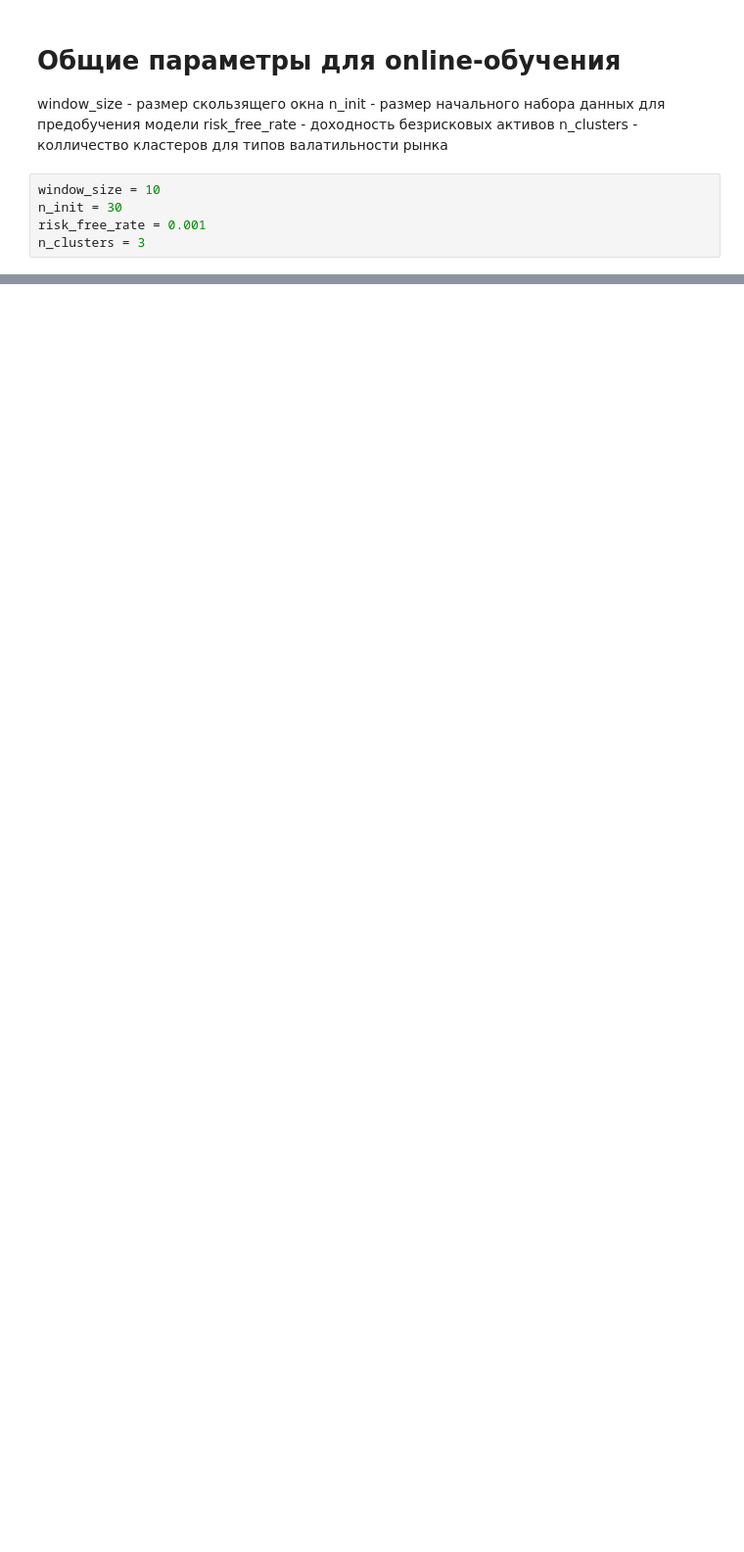
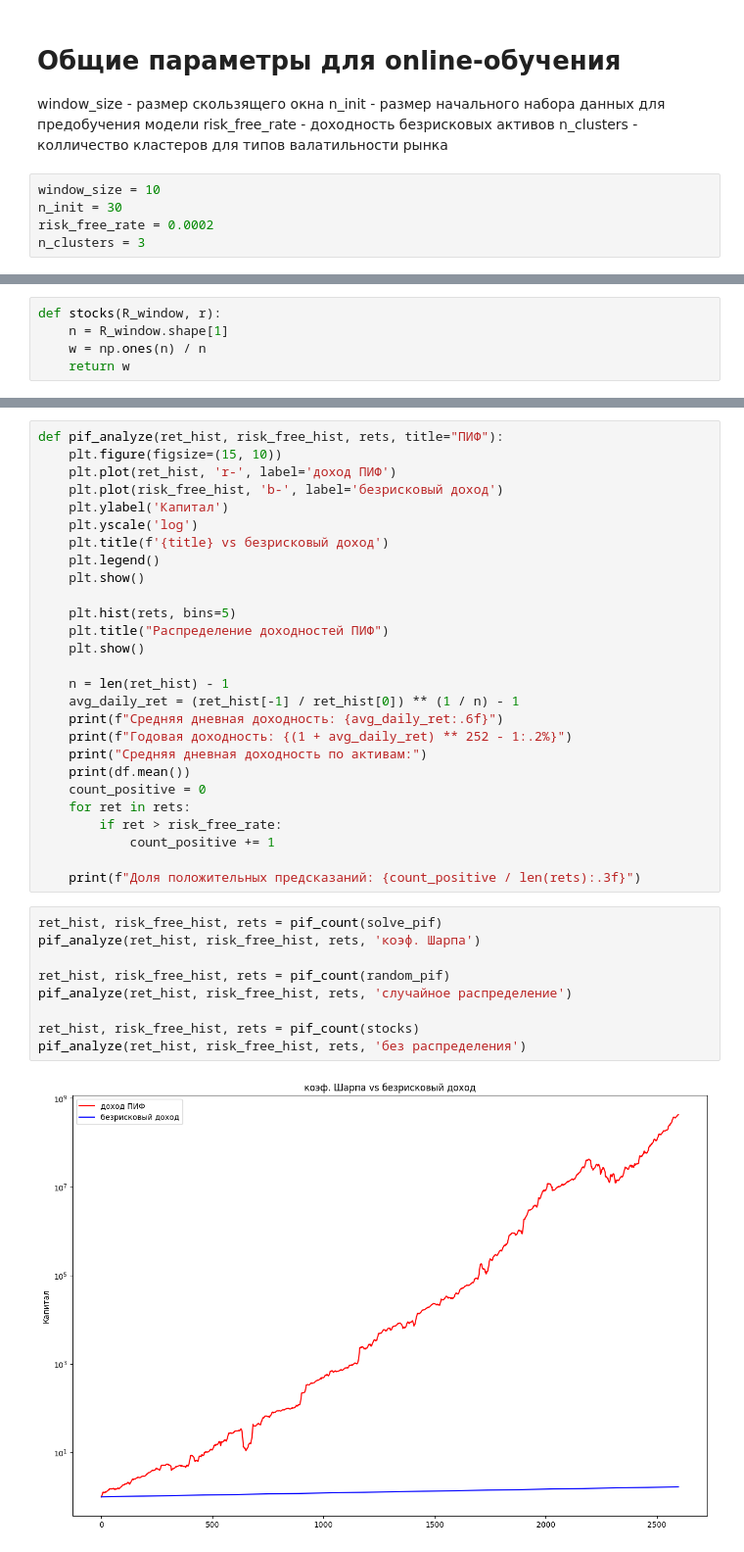
Before and after one commit to lekseyz/term_paper, a Jupyter notebook: work.ipynb, the cells around one changed output, grey strips where cells are left out. Shown at 98% size. Drawn from its saved outputs; the diff is of its cells as text; blank space fills up the shorter version.

```diff
--- a/work.ipynb
+++ b/work.ipynb
@@ -37,7 +57,7 @@ n_clusters     - колличество кластеров для типов в
 # %%
 window_size = 10
 n_init = 30
-risk_free_rate = 0.001
+risk_free_rate = 0.0002
 n_clusters = 3
 # %% [markdown]
 # Функции обучения пифа
@@ -96,0 +113,5 @@ def make_features(R_window):
+# %%
+def stocks(R_window, r):
+    n = R_window.shape[1]
+    w = np.ones(n) / n
+    return w
@@ -96,0 +140,38 @@ def make_features(R_window):
+# %%
+def pif_analyze(ret_hist, risk_free_hist, rets, title="ПИФ"):
+    plt.figure(figsize=(15, 10))
+    plt.plot(ret_hist, 'r-', label='доход ПИФ')
+    plt.plot(risk_free_hist, 'b-', label='безрисковый доход')
+    plt.ylabel('Капитал')
+    plt.yscale('log')
+    plt.title(f'{title} vs безрисковый доход')
+    plt.legend()
+    plt.show()
+
+    plt.hist(rets, bins=5)
+    plt.title("Распределение доходностей ПИФ")
+    plt.show()
+
+    n = len(ret_hist) - 1
+    avg_daily_ret = (ret_hist[-1] / ret_hist[0]) ** (1 / n) - 1
+    print(f"Средняя дневная доходность: {avg_daily_ret:.6f}")
+    print(f"Годовая доходность: {(1 + avg_daily_ret) ** 252 - 1:.2%}")
+    print("Средняя дневная доходность по активам:")
+    print(df.mean())
+    count_positive = 0
+    for ret in rets:
+        if ret > risk_free_rate:
+            count_positive += 1
+
+    print(f"Доля положительных предсказаний: {count_positive / len(rets):.3f}")
+# %%
+ret_hist, risk_free_hist, rets = pif_count(solve_pif)
+pif_analyze(ret_hist, risk_free_hist, rets, 'коэф. Шарпа')
+
+ret_hist, risk_free_hist, rets = pif_count(random_pif)
+pif_analyze(ret_hist, risk_free_hist, rets, 'случайное распределение')
+
+ret_hist, risk_free_hist, rets = pif_count(stocks)
+pif_analyze(ret_hist, risk_free_hist, rets, 'без распределения')
+# %% [output]
+[figure, added]
```
Also changed, not shown: parts of 39 cells of this notebook.
